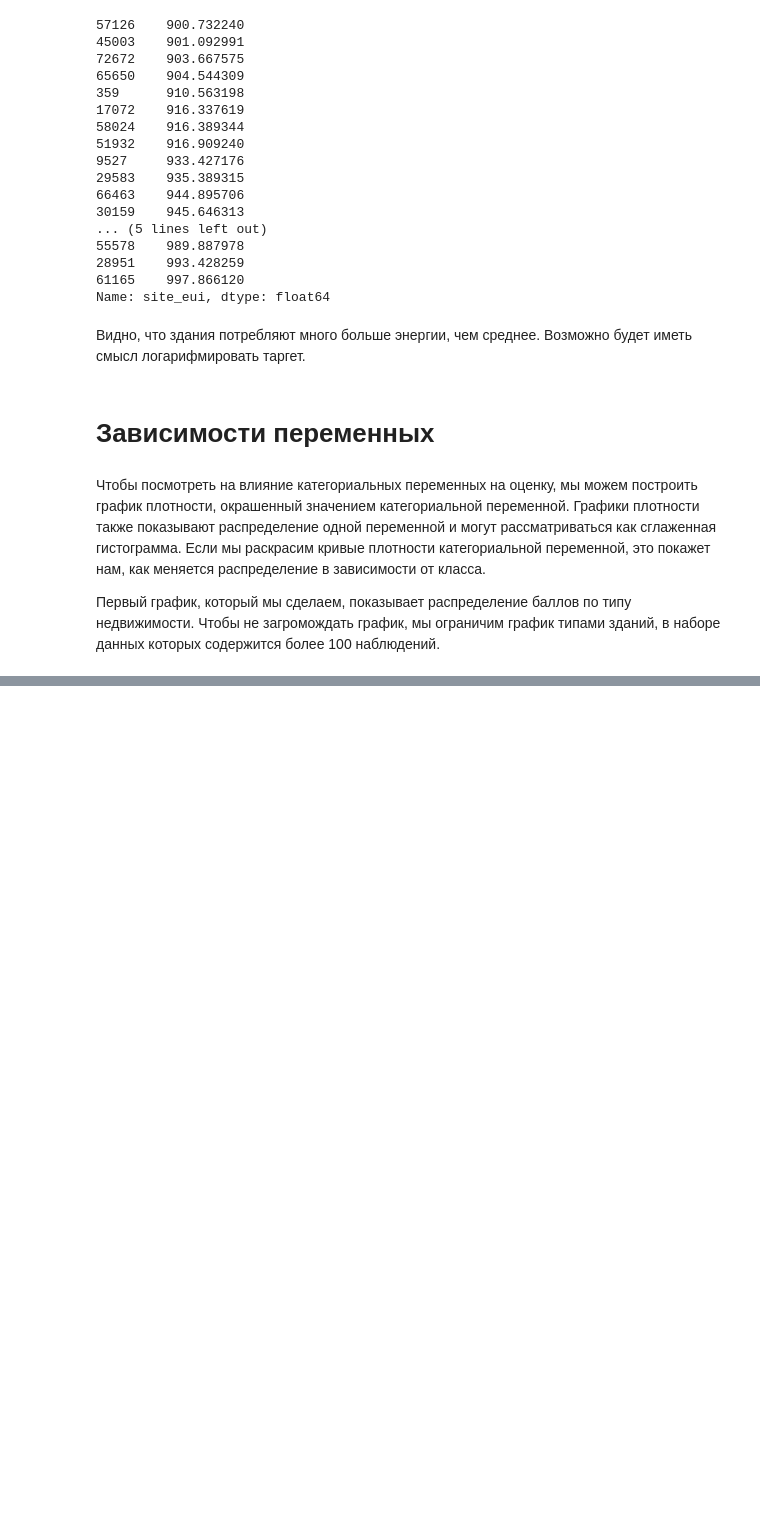
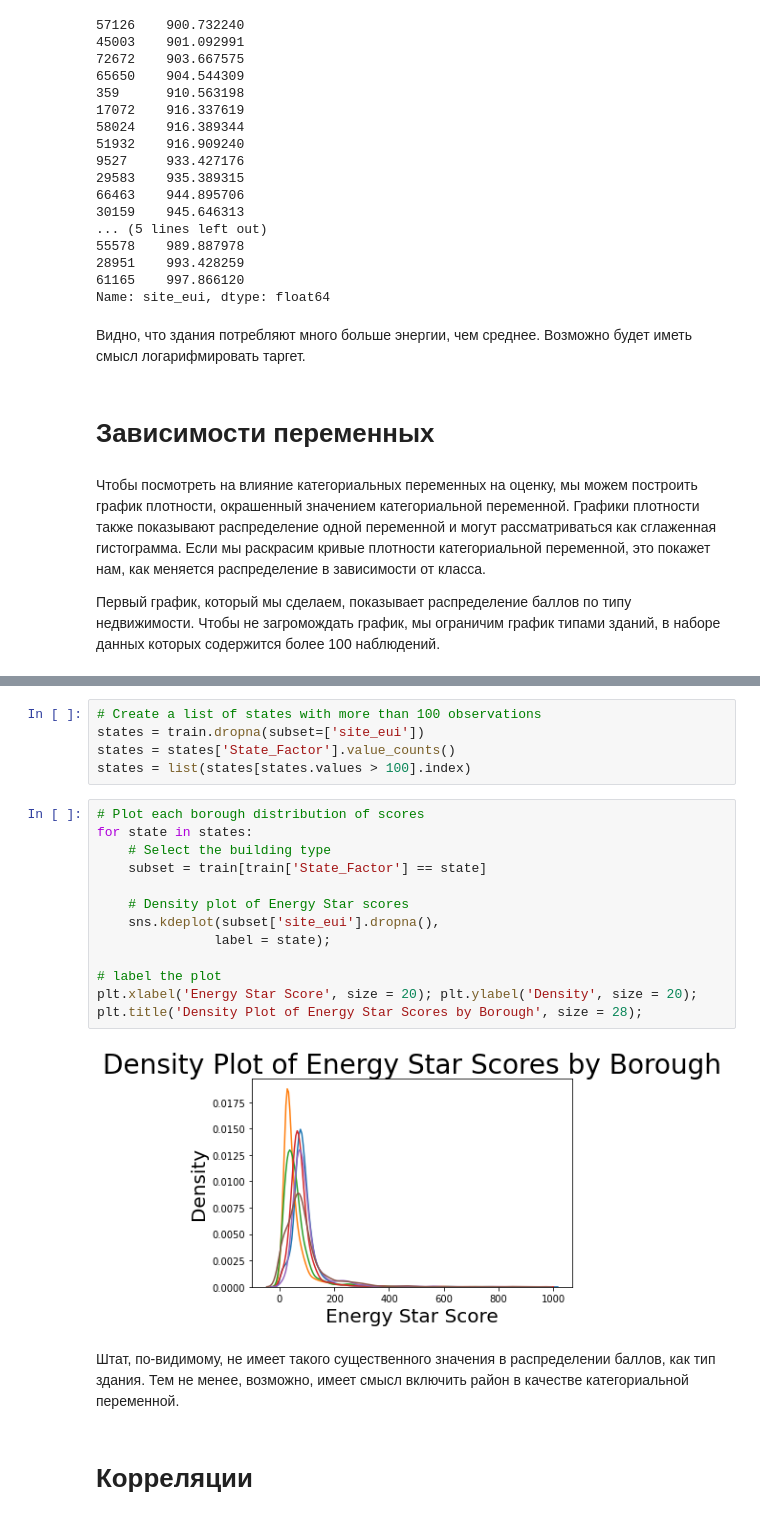
Before and after one commit to dessqa/wids_2022, a Jupyter notebook: eda.ipynb, the cells around one changed output, grey strips where cells are left out. Cells and saved outputs as stored; diff of their text form; blank space fills up the shorter version.

```diff
--- a/eda.ipynb
+++ b/eda.ipynb
@@ -300,0 +318,24 @@ type
+# %%
+# Create a list of states with more than 100 observations
+states = train.dropna(subset=['site_eui'])
+states = states['State_Factor'].value_counts()
+states = list(states[states.values > 100].index)
+# %%
+# Plot each borough distribution of scores
+for state in states:
+    # Select the building type
+    subset = train[train['State_Factor'] == state]
+
+    # Density plot of Energy Star scores
+    sns.kdeplot(subset['site_eui'].dropna(),
+               label = state);
+
+# label the plot
+plt.xlabel('Energy Star Score', size = 20); plt.ylabel('Density', size = 20);
+plt.title('Density Plot of Energy Star Scores by Borough', size = 28);
+# %% [output]
+[figure, added]
+# %% [markdown]
+Штат, по-видимому, не имеет такого существенного значения в распределении баллов, как тип здания. Тем не менее, возможно, имеет смысл включить район в качестве категориальной переменной.
+# %% [markdown]
+# Корреляции
```
Also changed, not shown: parts of 45 cells of this notebook, 1 other file.
